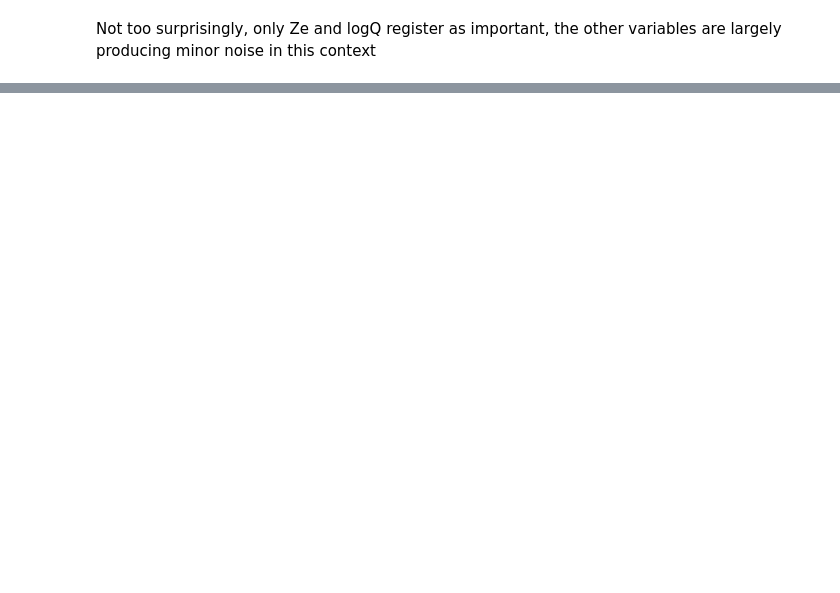
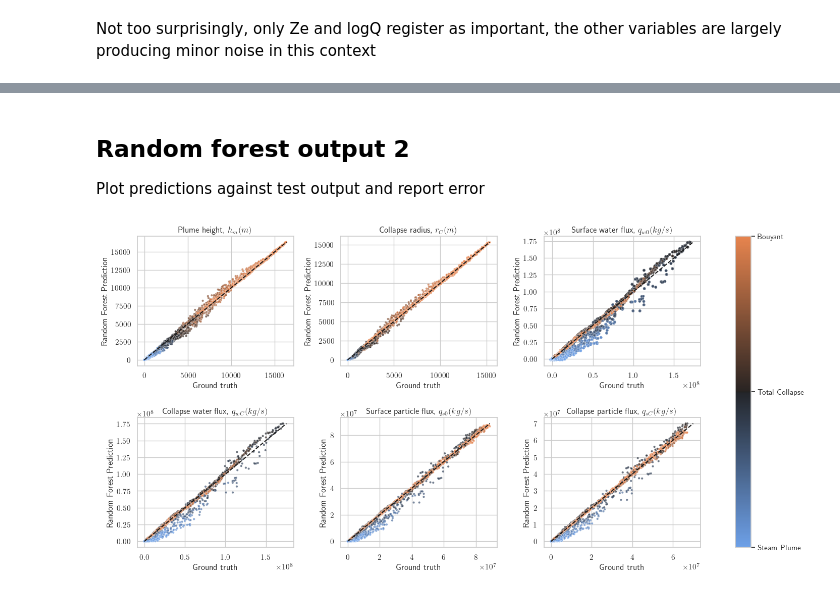
Before and after one commit to colinrr/hydroplume_emulator, a Jupyter notebook: train_random_forest.ipynb, the cells around one changed output, grey strips where cells are left out. Cells and saved outputs as stored; diff of their text form; code cells hidden in the pictures; blank space fills up the shorter version.

```diff
--- a/train_random_forest.ipynb
+++ b/train_random_forest.ipynb
@@ -355,0 +345,49 @@ plt.show()
+# %% [markdown]
+## Random forest output 2
+Plot predictions against test output and report error
+# %%
+n_rows = 2
+n_cols = ceil(len(scaled_output_vars)/n_rows)
+
+fig,axes = plt.subplots(n_rows, n_cols, figsize=(18,8),gridspec_kw={'wspace':0.3, 'hspace':0.4})
+cmap = sns.diverging_palette(30, 250, l=65, center="dark", as_cmap=True)
+
+for ax,var in zip(axes.flatten(),output_vars):
+    if ax==axes[0,n_cols-1]:
+        show_legend = True
+        sc=ax.scatter(df_test_predict[var], df_test_predict[var+'_pred'],
+                    c = mc_df_test['clps_regime'],
+                    s=10, cmap = cmap)
+        cbar = fig.colorbar(sc,ax=axes,ticks=[0,1,2]) #,label=var_labels['clps_regime'],)
+        cbar.ax.set_yticklabels(['Bouyant','Total Collapse','Steam Plume'])
+        cbar.ax.invert_yaxis()
+    else:
+        show_legend = False
+
+    # Plot predictions against test set ground truth
+    x_max = df_test_predict[[var, var+'_pred']].max(axis=None)
+    ax.plot([0, x_max],[0, x_max],'--k')
+    sns.scatterplot(data=df_test_predict,
+                x=var,y=var+'_pred',
+                hue=mc_df_test['clps_regime'],
+                # hue=df_test_predict_scaled['logQ'],
+                s=10,
+                # sizes=3,
+                alpha=0.7,
+                palette=cmap, #"crest",
+                # edgecolors=[0, 0, 0],
+                ax=ax,
+                legend=False) #"ch:r=-.2,d=.3_r") #, edgecolors=[0, 0, 0])
+    ax.set_title(rft.var_labels[var])
+    ax.set_xlabel('Ground truth')
+    ax.set_ylabel('Random Forest Prediction')
+
+    # if show_legend:
+        # plt.colorbar(mc_df_test['clps_regime'],axes=ax)
+        # sns.move_legend(ax, "upper left", bbox_to_anchor=(1, 1))
+
+
+
+plt.show()
+# %% [output]
+[figure, added]
```
Also changed, not shown: parts of 25 cells of this notebook, 8 other files.
